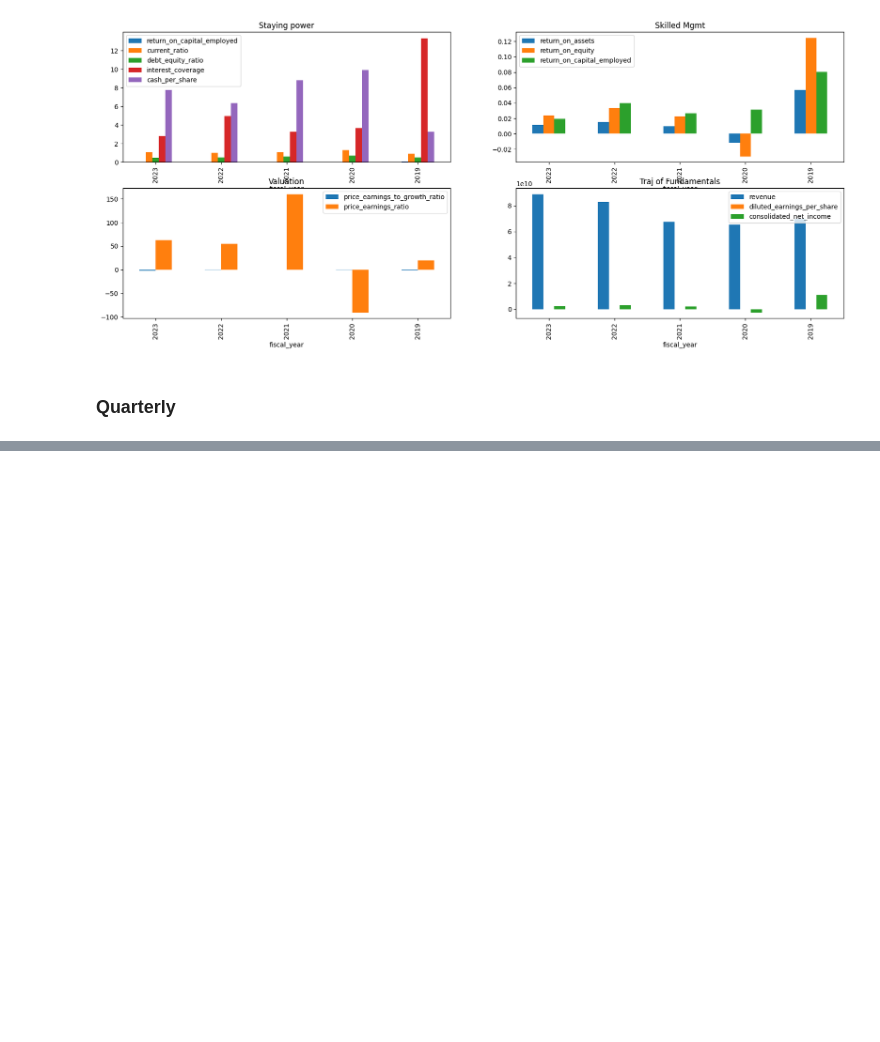
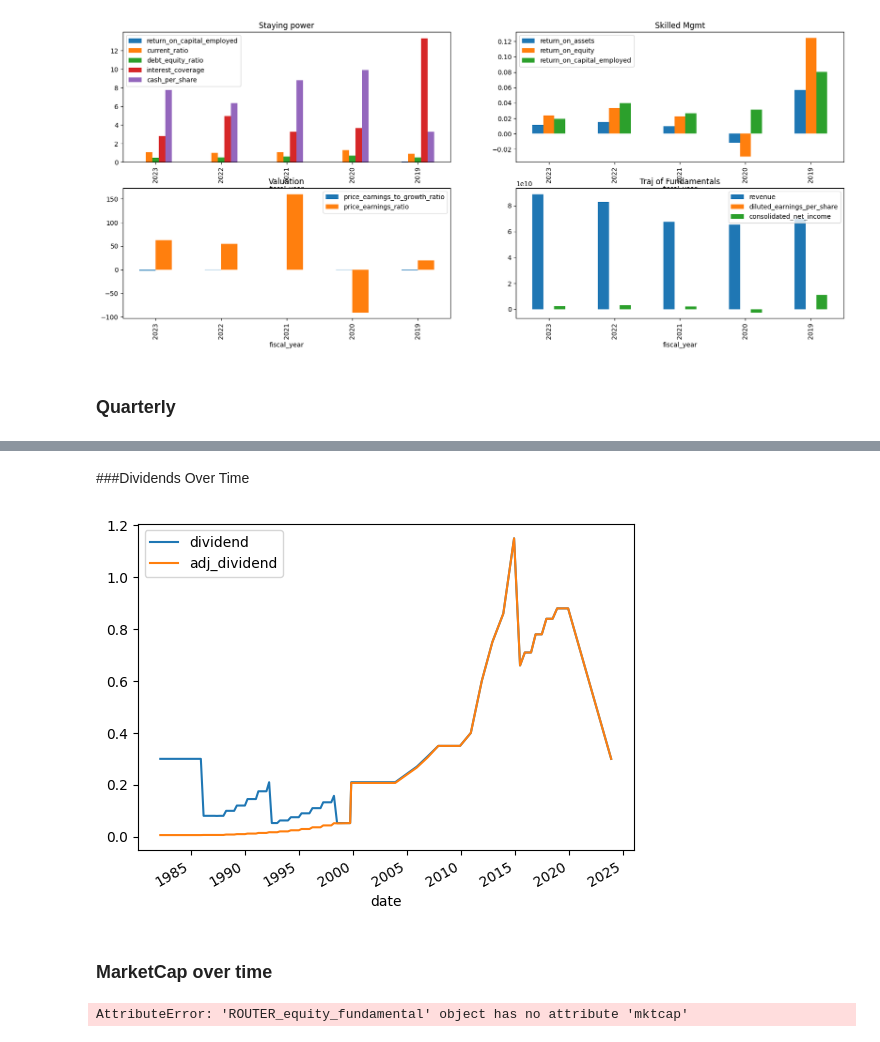
Before and after one commit to mmistroni/OpenBB_Experiments, a Jupyter notebook: OpenBBFinancialAnalysis.ipynb, the cells around one changed output, grey strips where cells are left out. Saved outputs shown, nothing was run; the diff lists cells and outputs as text; code cells hidden in the pictures; blank space fills up the shorter version.

```diff
--- a/OpenBBFinancialAnalysis.ipynb
+++ b/OpenBBFinancialAnalysis.ipynb
@@ -398,0 +335,15 @@ df.tail().T
+# %% [markdown]
+###Dividends Over Time
+# %%
+df = obb.equity.fundamental.dividends(TICKER)
+df[df.index > startDate.strftime('%Y-%m-%d')]
+if df.shape[0] > 1:
+    df.plot()
+# %% [output]
+[figure, added]
+# %% [markdown]
+### MarketCap over time
+# %%
+obb.equity.fundamental.mktcap(TICKER)[0].plot()
+# %% [output]
+AttributeError: 'ROUTER_equity_fundamental' object has no attribute 'mktcap'
```
Also changed, not shown: parts of 11 cells of this notebook.
